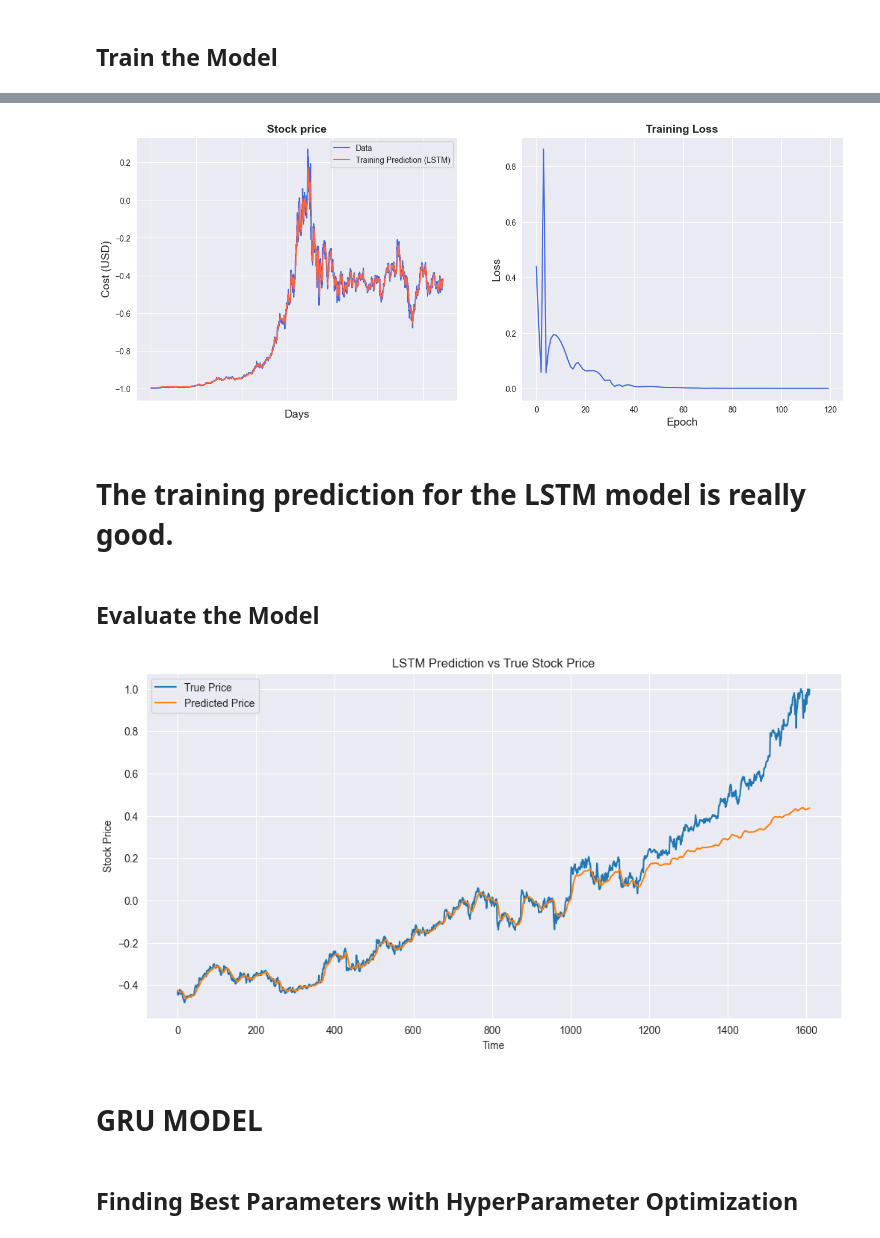
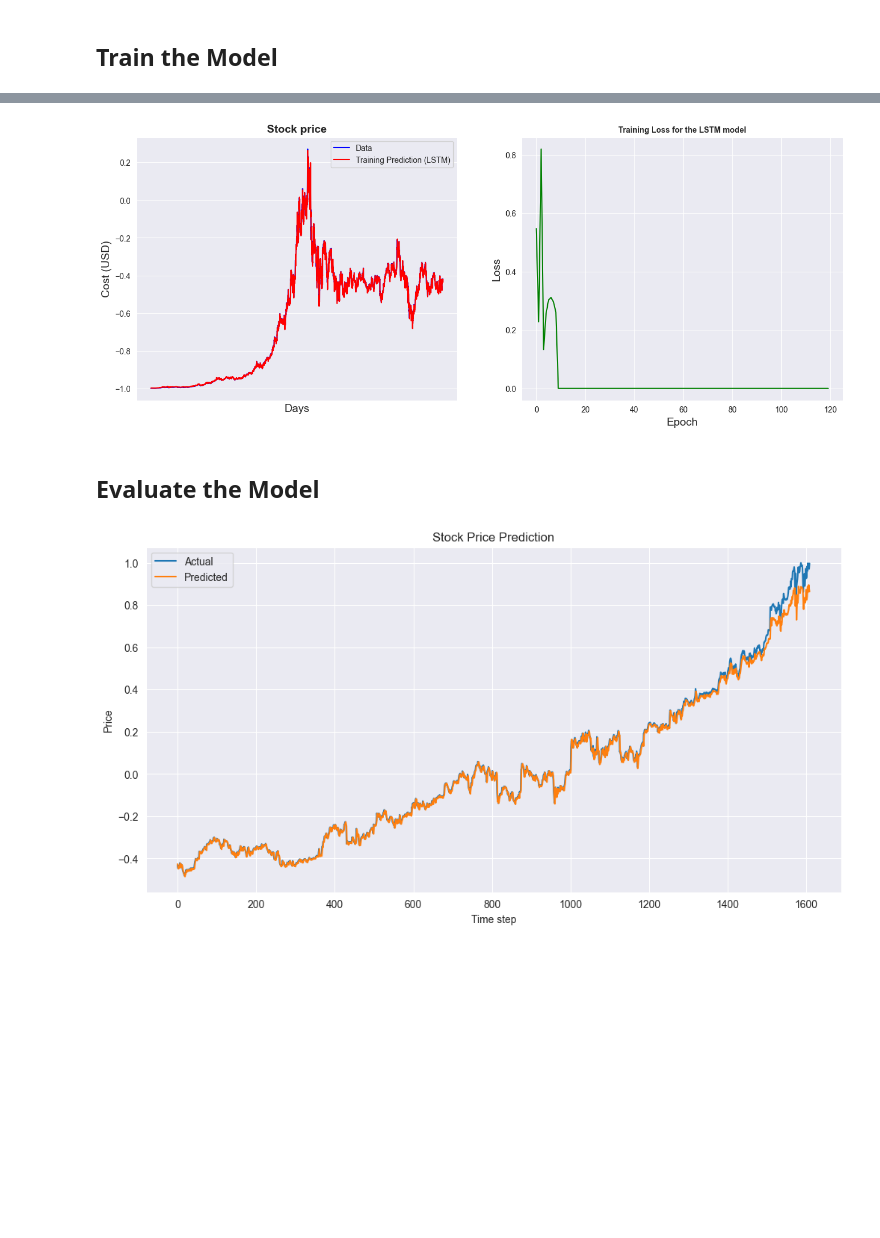
Before and after one commit to defnemeric/microsoft-project-summer, a Jupyter notebook: stock-prediction-pytorch.ipynb, the cells around one changed output, grey strips where cells are left out. Saved outputs shown, nothing was run; the diff lists cells and outputs as text; code cells hidden in the pictures; blank space fills up the shorter version.

```diff
--- a/stock-prediction-pytorch.ipynb
+++ b/stock-prediction-pytorch.ipynb
@@ -206,8 +208,9 @@ class LSTM(nn.Module):
         self.linear = nn.Linear(hidden_dim, output_dim)
 
     def forward(self, x):
-        h0 = torch.zeros(self.num_layers, x.size(0), self.hidden_dim).requires_grad_()
-        c0 = torch.zeros(self.num_layers, x.size(0), self.hidden_dim).requires_grad_()
+
+        h0 = torch.zeros(self.num_layers, x.size(0), self.hidden_dim).to(x.device).requires_grad_()
+        c0 = torch.zeros(self.num_layers, x.size(0), self.hidden_dim).to(x.device).requires_grad_()
         out, (hn, cn) = self.lstm(x, (h0.detach(), c0.detach()))
         out = self.linear(out[:, -1, :])
         return out
@@ -316,13 +319,22 @@ input_dim = 1
 hidden_dim = study.best_params['hidden_dim']
 num_layers = study.best_params['num_layers']
 output_dim = 1
-num_epochs = 120
+num_epochs = 50
 learning_rate = study.best_params['lr']
+batch_size = study.best_params['batch_size']
 # %%
 # Initialize the model, loss function, and optimizer
 model = LSTM(input_dim=input_dim, hidden_dim=hidden_dim, output_dim=output_dim, num_layers=num_layers)
 loss_fn = torch.nn.MSELoss(reduction='mean')
-optimiser = torch.optim.Adam(model.parameters(), lr=0.learning_rate)
+optimizer = torch.optim.Adam(model.parameters(), lr=learning_rate)
+# %%
+# Create TensorDatasets
+train_dataset = TensorDataset(x_train, y_train_lstm)
+val_dataset = TensorDataset(x_test, y_test_lstm)
+
+# Create DataLoaders with batch_size from Optuna
+train_loader = DataLoader(train_dataset, batch_size=batch_size, shuffle=True)
+val_loader = DataLoader(val_dataset, batch_size=batch_size, shuffle=False)
 # %% [markdown]
 ## Train the Model
 # %%
@@ -370,53 +402,59 @@ original = pd.DataFrame(scaler.inverse_transform(y_train_lstm.detach().numpy()))
 # %%
 sns.set_style("darkgrid")
 
 fig = plt.figure()
 fig.subplots_adjust(hspace=0.2, wspace=0.2)
-
+original = pd.DataFrame(y_train_lstm.cpu().numpy())
+predict = pd.DataFrame(model(x_train).detach().cpu().numpy())
 plt.subplot(1, 2, 1)
-ax = sns.lineplot(x = original.index, y = original[0], label="Data", color='royalblue')
-ax = sns.lineplot(x = predict.index, y = predict[0], label="Training Prediction (LSTM)", color='tomato')
+ax = sns.lineplot(x = original.index, y = original[0], label="Data", color='blue')
+ax = sns.lineplot(x = predict.index, y = predict[0], label="Training Prediction (LSTM)", color='red')
 ax.set_title('Stock price', size = 14, fontweight='bold')
 ax.set_xlabel("Days", size = 14)
 ax.set_ylabel("Cost (USD)", size = 14)
-ax.set_xticklabels('', size=10)
+ax.set_xticks([])
 
 
+#Visualizing the training loss
 plt.subplot(1, 2, 2)
-ax = sns.lineplot(data=hist, color='royalblue')
+ax = sns.lineplot(data=hist, color='green')
 ax.set_xlabel("Epoch", size = 14)
 ax.set_ylabel("Loss", size = 14)
-ax.set_title("Training Loss", size = 14, fontweight='bold')
+ax.set_title("Training Loss for the LSTM model", size = 10, fontweight='bold')
 fig.set_figheight(6)
 fig.set_figwidth(16)
+
+# The training prediction for the LSTM model is really good.
 # %% [output]
-[figure, old version]
+[figure, new version]
-# %% [markdown]
-# The training prediction for the LSTM model is really good.
 # %% [markdown]
 ## Evaluate the Model
 # %%
-model.eval()
-with torch.no_grad():
-    y_test_pred = model(x_test)
+def evaluate_model(model, x_test, y_test, scaler):
+    model.eval()
+    with torch.no_grad():
+        predictions = model(x_test).to(device)
+        true_values = y_test.cpu().numpy()
 
-# Convert to NumPy
-y_test_pred_unscaled = scaler.inverse_transform(y_test_pred)
-y_test_true_unscaled = scaler.inverse_transform(y_test_lstm)
+    # Inverse scale
+    predictions_rescaled = scaler.inverse_transform(predictions.cpu().numpy())
+
+    true_rescaled = scaler.inverse_transform(true_values)
+
+    return predictions_rescaled, true_rescaled
+
+predicted, actual = evaluate_model(model, x_test, y_test_lstm, scaler)
 
 # Plot
-plt.figure(figsize=(12, 6))
-plt.plot(y_test_true_unscaled, label='True Price')
-plt.plot(y_test_pred_unscaled, label='Predicted Price')
-plt.xlabel('Time')
-plt.ylabel('Stock Price')
-plt.title('LSTM Prediction vs True Stock Price')
+import matplotlib.pyplot as plt
+plt.figure(figsize=(12,6))
+plt.plot(actual, label="Actual")
+plt.plot(predicted, label="Predicted")
+plt.title("Stock Price Prediction")
+plt.xlabel("Time step")
+plt.ylabel("Price")
 plt.legend()
-plt.grid(True)
+plt.savefig('images/lstm_prediction.png')
 plt.show()
 # %% [output]
-[figure, old version]
+[figure, new version]
-# %% [markdown]
-# GRU MODEL
-# %% [markdown]
-## Finding Best Parameters with HyperParameter Optimization
```
Also changed, not shown: parts of 9 cells of this notebook, 1 other file.
